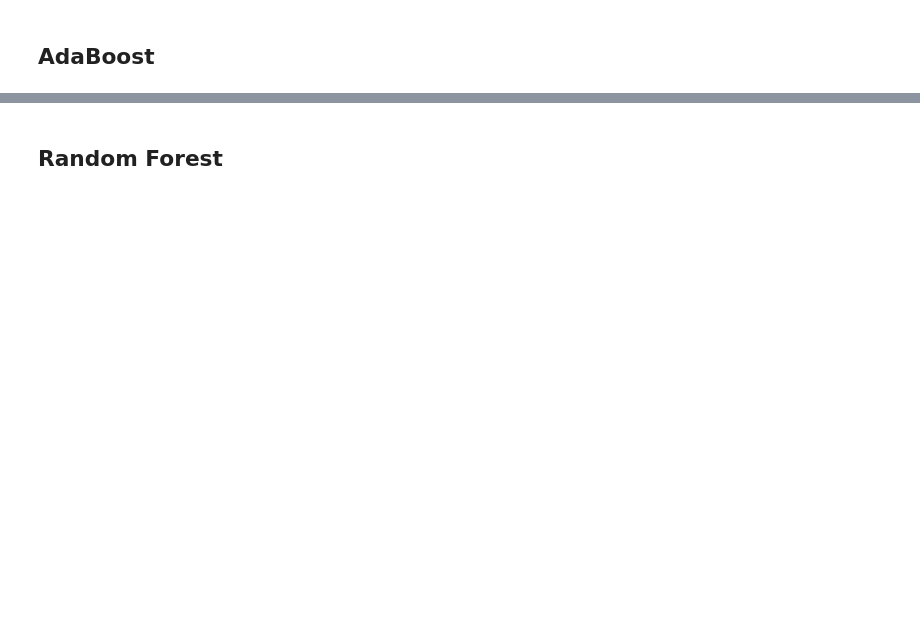
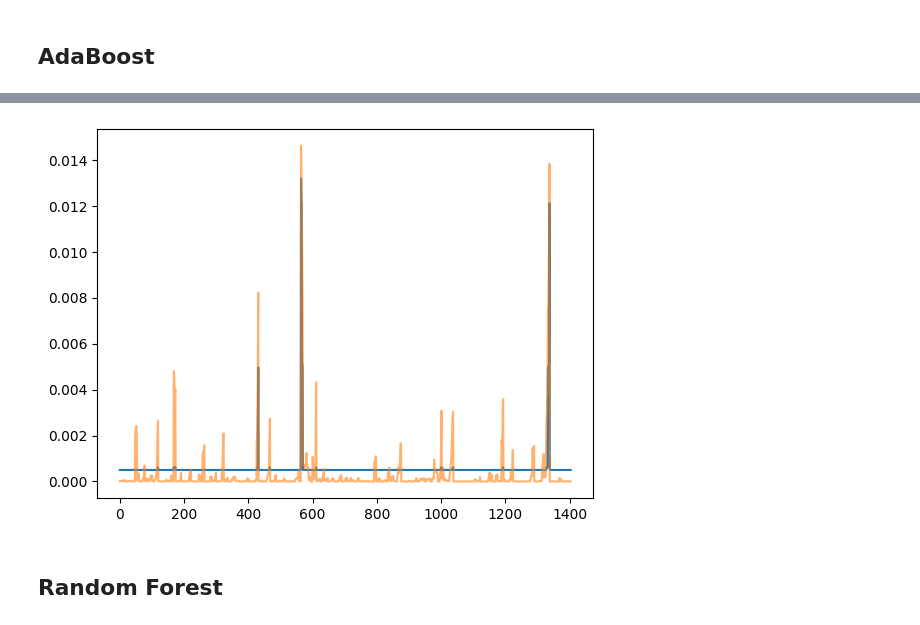
Before and after one commit to MAKEgroup/Covid_19_Propagation, a Jupyter notebook: Project/ML_Modeling.ipynb, the cells around one changed output, grey strips where cells are left out. Saved outputs shown, nothing was run; the diff lists cells and outputs as text; code cells hidden in the pictures; blank space fills up the shorter version.

```diff
--- a/Project/ML_Modeling.ipynb
+++ b/Project/ML_Modeling.ipynb
@@ -333,3 +293,10 @@ tweedie power 1 : 0.18719293782035662
+# %%
+plt.plot(np.arange(len(y_pred)) , y_pred)
+plt.plot(np.arange(len(y_pred)) , y_te , alpha = .6)
+
+plt.show()
+# %% [output]
+[figure, added]
 # %% [markdown]
 ## Random Forest
 # %%
```
Also changed, not shown: parts of 22 cells of this notebook.
